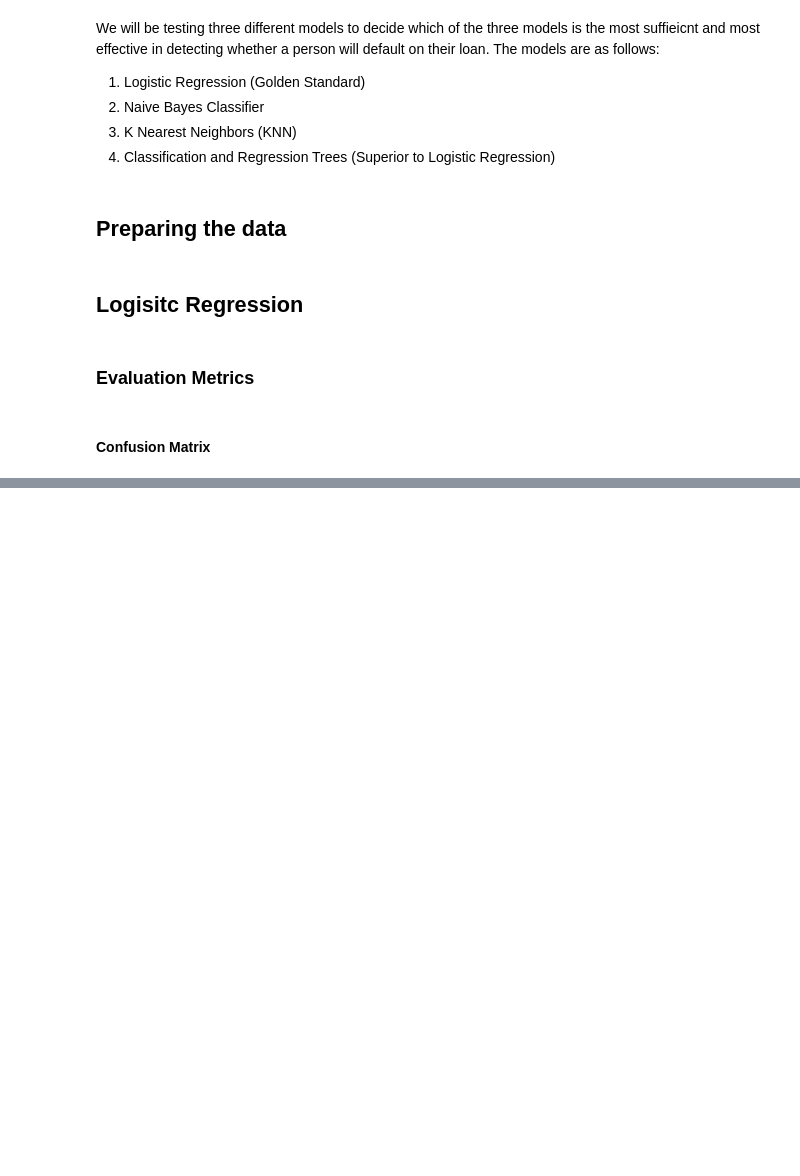
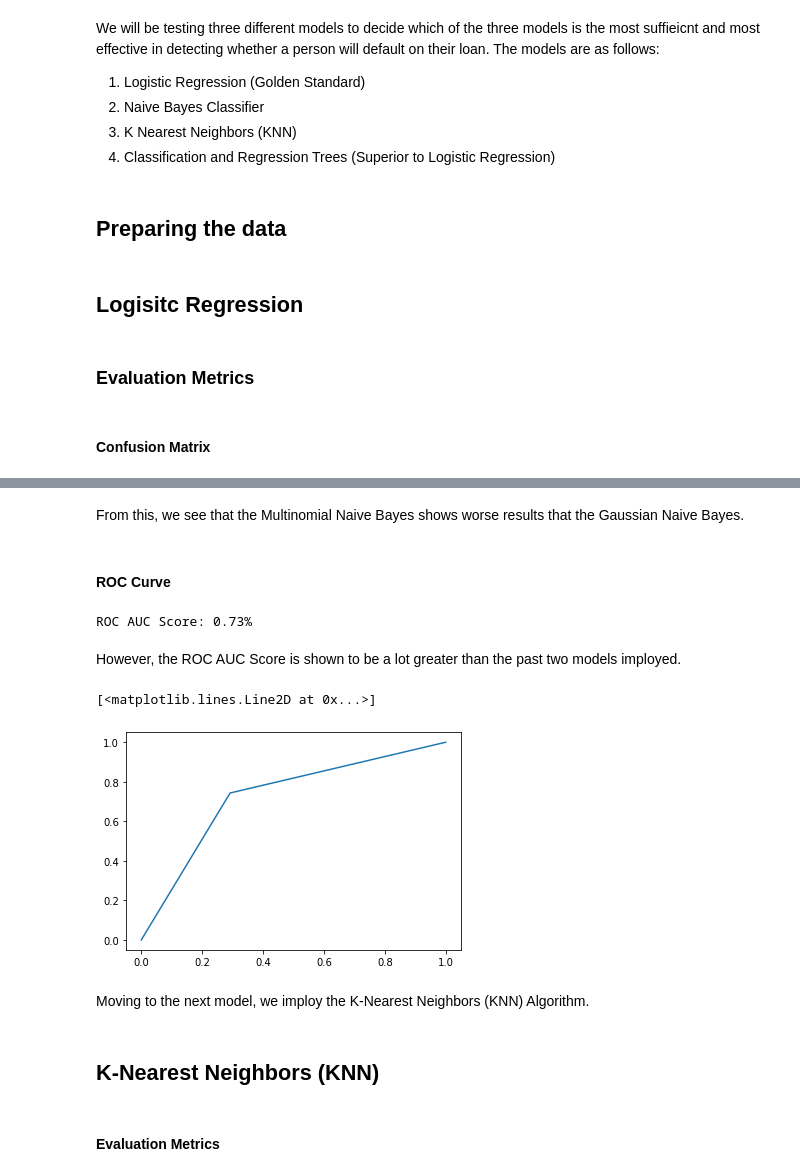
Before and after one commit to raphaelyt/projects, a Jupyter notebook: simulations/Comparison of Classification Models-Credit Defaults.ipynb, the cells around one changed output, grey strips where cells are left out. Saved outputs shown, nothing was run; the diff lists cells and outputs as text; code cells hidden in the pictures; blank space fills up the shorter version.

```diff
--- a/simulations/Comparison of Classification Models-Credit Defaults.ipynb
+++ b/simulations/Comparison of Classification Models-Credit Defaults.ipynb
@@ -296,0 +361,5 @@ F1-Score: nan
+# %%
+from sklearn.naive_bayes import MultinomialNB
+mnb = MultinomialNB()
+# %%
+y_pred = mnb.fit(X_train, y_train).predict(X_test)
@@ -296,0 +392,20 @@ F1-Score: nan
+# %% [markdown]
+From this, we see that the Multinomial Naive Bayes shows worse results that the Gaussian Naive Bayes.
+# %% [markdown]
+#### ROC Curve
+# %%
+print('ROC AUC Score: {}%'.format(round(metrics.roc_auc_score(y_test,y_pred),2)))
+# %% [output]
+ROC AUC Score: 0.73%
+# %% [markdown]
+However, the ROC AUC Score is shown to be a lot greater than the past two models imployed.
+# %%
+fpr, tpr, thresh = metrics.roc_curve(y_test,y_pred)
+plt.plot(fpr,tpr)
+# %% [output]
+[<matplotlib.lines.Line2D at 0x...>]
+[figure, added]
+# %% [markdown]
+Moving to the next model, we imploy the K-Nearest Neighbors (KNN) Algorithm.
+# %% [markdown]
+## K-Nearest Neighbors (KNN)
@@ -296,0 +417,2 @@ F1-Score: nan
+# %% [markdown]
+#### Evaluation Metrics
```
Also changed, not shown: parts of 53 cells of this notebook.
